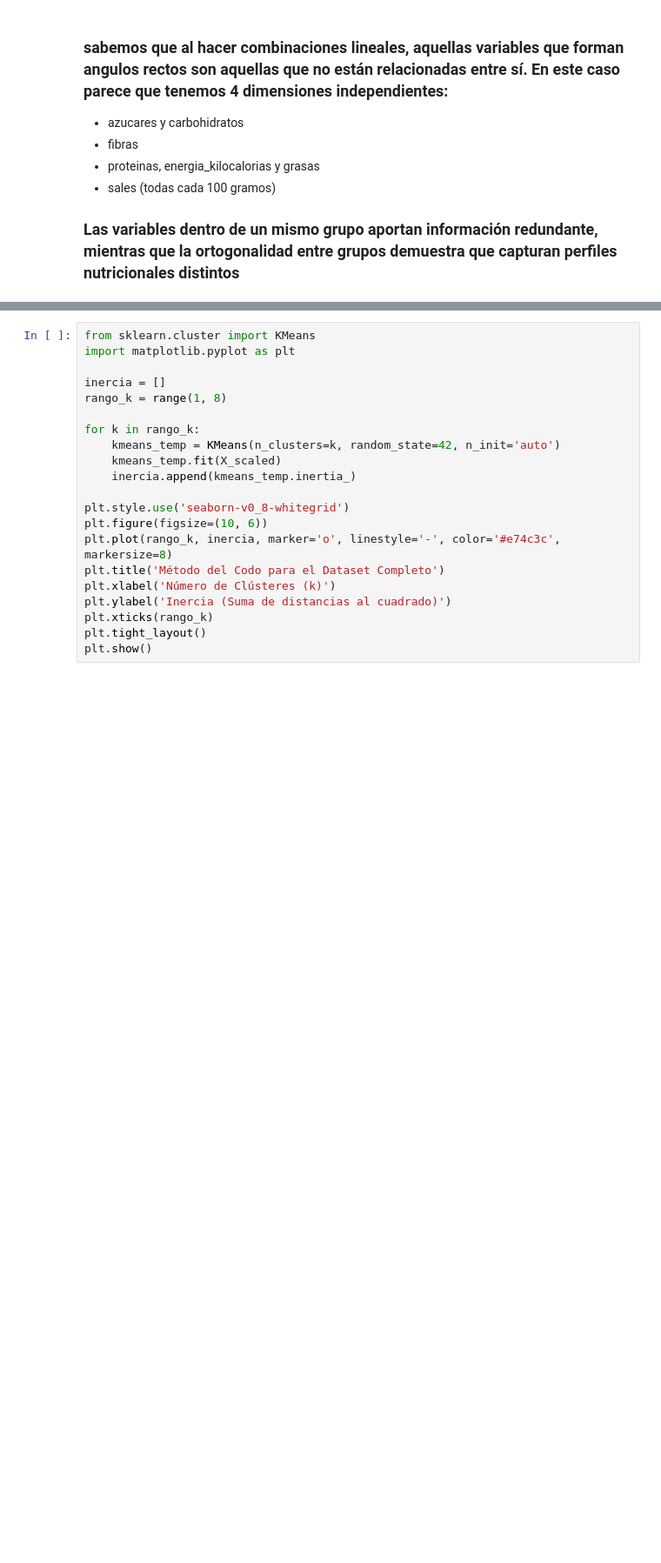
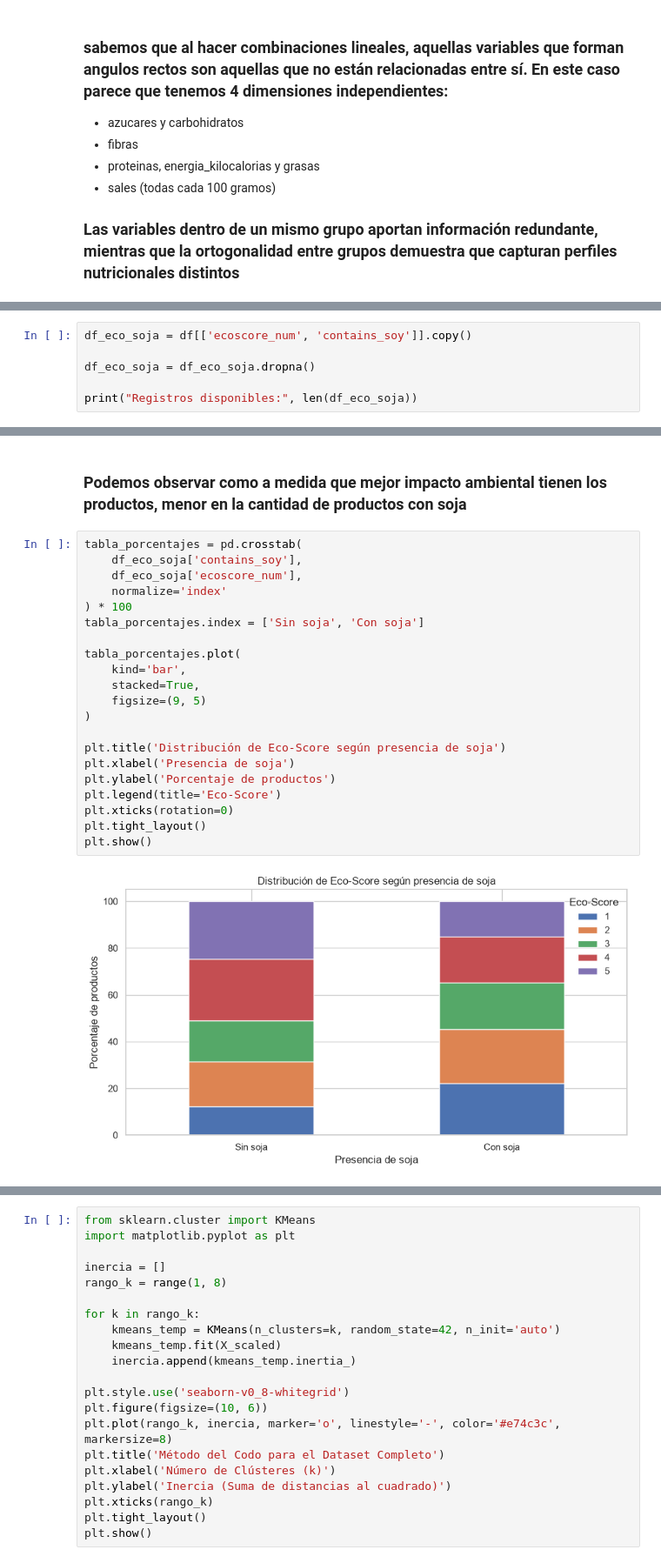
Before and after one commit to ezequielalecci/TP-Fundamentos-de-la-ciencia-de-datos, a Jupyter notebook: TP-Fundamentos-de-la-ciencia-de-datos/posibles_hipotesis.ipynb, the cells around one changed output, grey strips where cells are left out. Shown at 87% size. Cells and saved outputs as stored; diff of their text form; blank space fills up the shorter version.

```diff
--- a/TP-Fundamentos-de-la-ciencia-de-datos/posibles_hipotesis.ipynb
+++ b/TP-Fundamentos-de-la-ciencia-de-datos/posibles_hipotesis.ipynb
@@ -218,0 +221,6 @@ plt.show()
+# %%
+df_eco_soja = df[['ecoscore_num', 'contains_soy']].copy()
+
+df_eco_soja = df_eco_soja.dropna()
+
+print("Registros disponibles:", len(df_eco_soja))
@@ -218,0 +242,25 @@ plt.show()
+# %% [markdown]
+### Podemos observar como a medida que mejor impacto ambiental tienen los productos, menor en la cantidad de productos con soja
+# %%
+tabla_porcentajes = pd.crosstab(
+    df_eco_soja['contains_soy'],
+    df_eco_soja['ecoscore_num'],
+    normalize='index'
+) * 100
+tabla_porcentajes.index = ['Sin soja', 'Con soja']
+
+tabla_porcentajes.plot(
+    kind='bar',
+    stacked=True,
+    figsize=(9, 5)
+)
+
+plt.title('Distribución de Eco-Score según presencia de soja')
+plt.xlabel('Presencia de soja')
+plt.ylabel('Porcentaje de productos')
+plt.legend(title='Eco-Score')
+plt.xticks(rotation=0)
+plt.tight_layout()
+plt.show()
+# %% [output]
+[figure, added]
```
Also changed, not shown: parts of 21 cells of this notebook, 3 other files.
